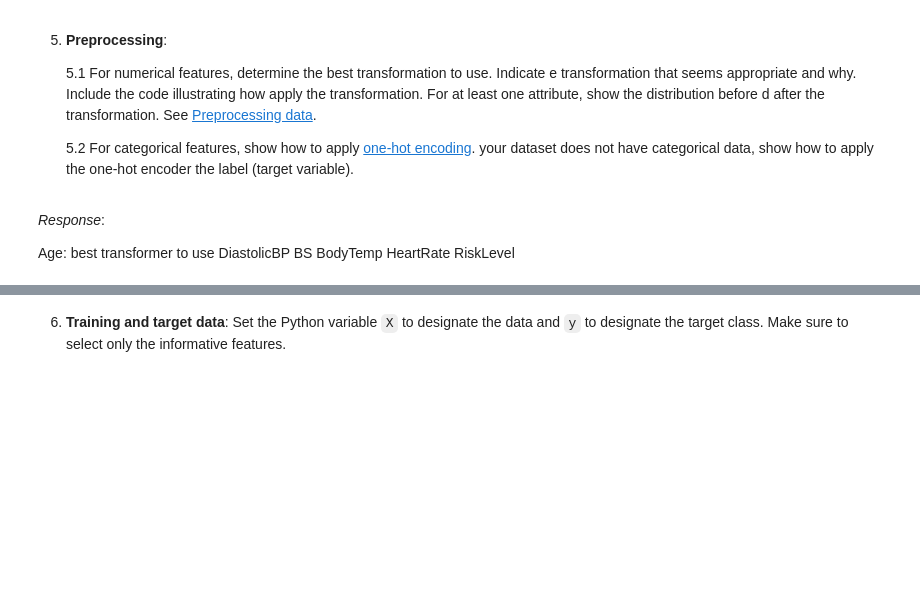
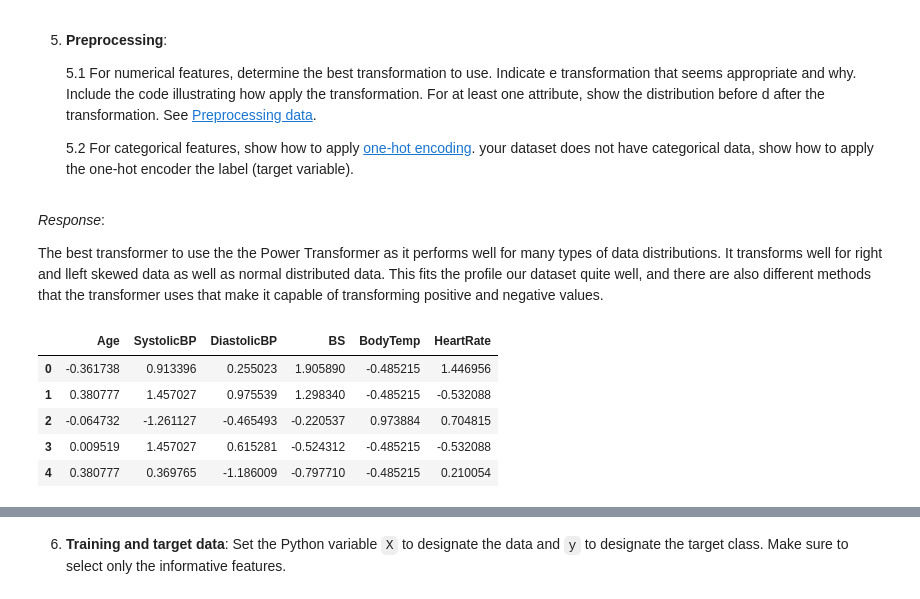
Before and after one commit to siy0h/AI-Projects, a Jupyter notebook: Exploratory Data Analysis/CSI4106_A1_Template.ipynb, the cells around one changed output, grey strips where cells are left out. Drawn from its saved outputs; the diff is of its cells as text; code cells hidden in the pictures; blank space fills up the shorter version.

```diff
--- a/Exploratory Data Analysis/CSI4106_A1_Template.ipynb
+++ b/Exploratory Data Analysis/CSI4106_A1_Template.ipynb
@@ -423,12 +428,3 @@ plt.show()
     5.1 For numerical features, determine the best transformation to use. Indicate e transformation that seems appropriate and why. Include the code illustrating how  apply the transformation. For at least one attribute, show the distribution before d after the transformation. See [Preprocessing data](https://scikit-learn.org/able/modules/preprocessing.html).
 
     5.2 For categorical features, show how to apply [one-hot encoding](https://ikit-learn.org/stable/modules/generated/sklearn.preprocessing.OneHotEncoder.html).  your dataset does not have categorical data, show how to apply the one-hot encoder  the label (target variable).
-# %% [markdown]
-*Response*:
-
-Age: best transformer to use
-DiastolicBP
-BS
-BodyTemp
-HeartRate
-RiskLevel
@@ -440,0 +431,28 @@ transformer.transform([maternalHealth_df['Age']])
+# %% [markdown]
+*Response*:
+
+The best transformer to use the the Power Transformer as it performs well for many types of data distributions. It transforms well for right and lleft skewed data as well as normal distributed data. This fits the profile our dataset quite well, and there are also different methods that the transformer uses that make it capable of transforming positive and negative values.
+# %%
+#5.1
+
+from sklearn.preprocessing import PowerTransformer
+
+# only selecting informative features (exclude the target column)
+features = maternalHealth_df.columns[:-1]
+
+#initializing scalar
+transformer = PowerTransformer('yeo-johnson')
+
+#transforming data
+transformed_data = transformer.fit_transform(maternalHealth_df[features])
+
+transformed_df = pd.DataFrame(transformed_data, columns=features)
+
+transformed_df.head()
+# %% [output]
+|  | Age | SystolicBP | DiastolicBP | BS | BodyTemp | HeartRate |
+| 0 | -0.361738 | 0.913396 | 0.255023 | 1.905890 | -0.485215 | 1.446956 |
+| 1 | 0.380777 | 1.457027 | 0.975539 | 1.298340 | -0.485215 | -0.532088 |
+| 2 | -0.064732 | -1.261127 | -0.465493 | -0.220537 | 0.973884 | 0.704815 |
+| 3 | 0.009519 | 1.457027 | 0.615281 | -0.524312 | -0.485215 | -0.532088 |
+| 4 | 0.380777 | 0.369765 | -1.186009 | -0.797710 | -0.485215 | 0.210054 |
```
Also changed, not shown: parts of 20 cells of this notebook, 3 other files.
